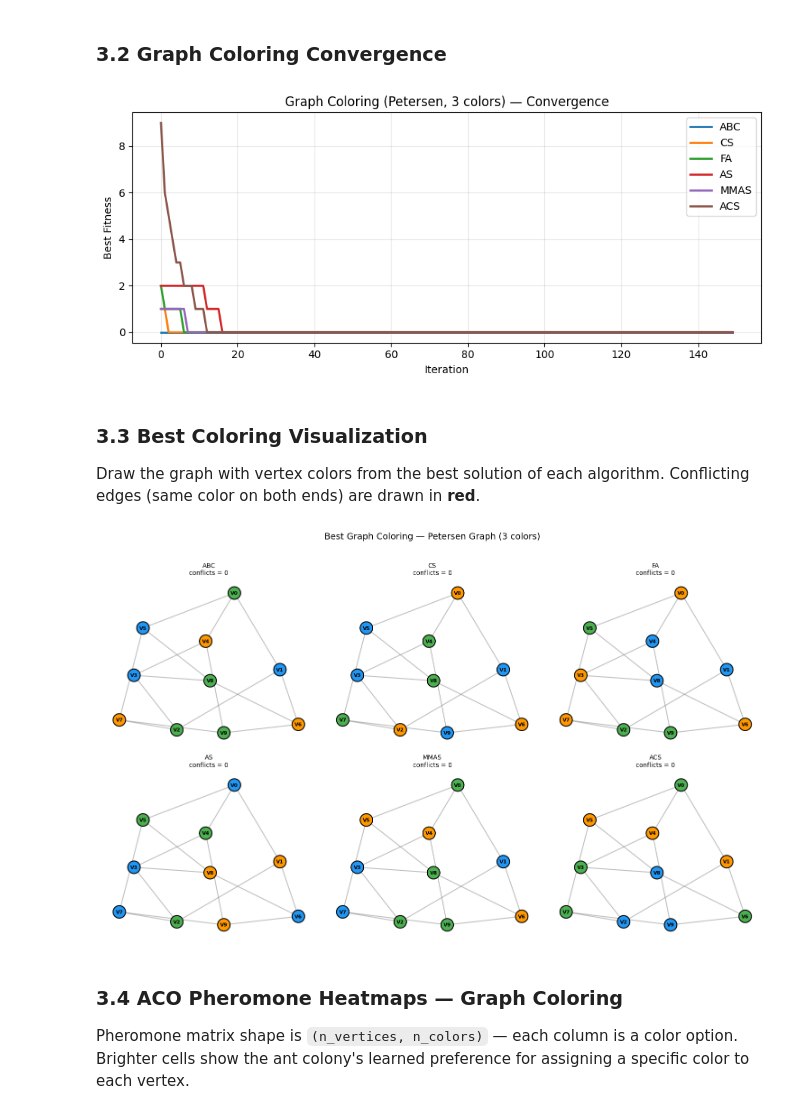
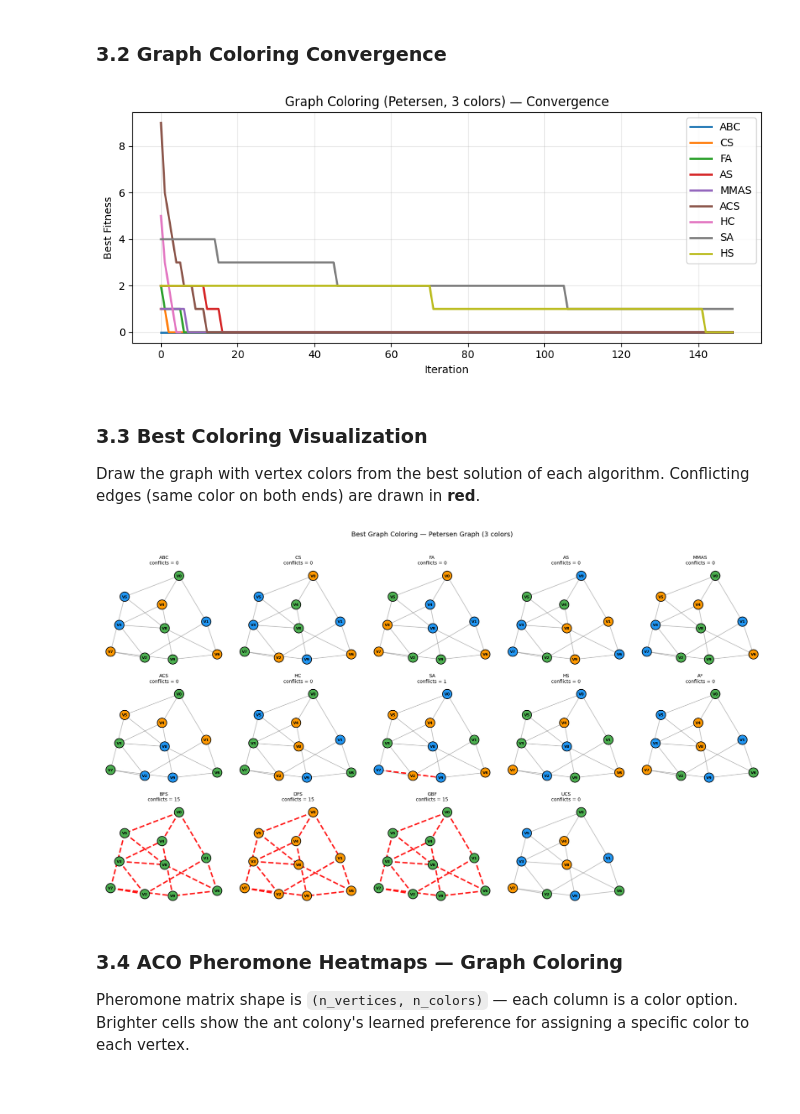
Before and after one commit to NgTHung/CSC14003-AIP1, a Jupyter notebook: docs/visualize_discrete.ipynb, the cells around one changed output. Drawn from its saved outputs; the diff is of its cells as text; code cells hidden in the pictures.

```diff
--- a/docs/visualize_discrete.ipynb
+++ b/docs/visualize_discrete.ipynb
@@ -330,16 +495,38 @@ plot_convergence(ks_results, knapsack,
 A heatmap showing which items each algorithm selects in its best solution.
 Rows are algorithms, columns are items. A filled cell means the item is packed.
 # %%
+from types import SimpleNamespace
+
+# Wrap classical solutions into algo-like objects for uniform handling
+_classical_ks = [
+    ('A*',  astar_ks_sol,  astar_ks_fit),
+    ('BFS', bfs_ks_sol,    bfs_ks_fit),
+    ('DFS', dfs_ks_sol,    dfs_ks_fit),
+    ('GBF', gbf_ks_sol,    gbf_ks_fit),
+    ('UCS', ucs_ks_sol,    ucs_ks_fit),
+]
+classical_ks_objs = []
+for name, sol, fit in _classical_ks:
+    obj = SimpleNamespace(best_solution=sol, best_fitness=fit)
+    classical_ks_objs.append((name, obj))
+
 ks_algos = [
     ('ABC',  abc_ks, 'gold'),       ('CS',   cs_ks,   'dodgerblue'),
     ('FA',   fa_ks,  'orange'),     ('AS',   as_ks,   'orchid'),
     ('MMAS', mmas_ks,'tomato'),     ('ACS',  acs_ks,  'teal'),
+    ('HC',   hc_ks,  'limegreen'),  ('SA',   sa_ks,   'crimson'),
+    ('HS',   hs_ks,  'mediumpurple'),
+    ('A*',   classical_ks_objs[0][1], 'navy'),
+    ('BFS',  classical_ks_objs[1][1], 'darkcyan'),
+    ('DFS',  classical_ks_objs[2][1], 'sienna'),
+    ('GBF',  classical_ks_objs[3][1], 'darkgoldenrod'),
+    ('UCS',  classical_ks_objs[4][1], 'slategray'),
 ]
 
 n_algos = len(ks_algos)
 n_items = knapsack.n_items
 
-fig, ax = plt.subplots(figsize=(14, 5))
+fig, ax = plt.subplots(figsize=(16, 7))
 
 bar_h = 0.7  # bar height per row
 for row, (name, algo, color) in enumerate(ks_algos):
@@ -556,11 +795,14 @@ gc_results = [
     ('AS',   as_gc.history),
     ('MMAS', mmas_gc.history),
     ('ACS',  acs_gc.history),
+    ('HC',   hc_gc.history),
+    ('SA',   sa_gc.history),
+    ('HS',   hs_gc.history),
 ]
 plot_convergence(gc_results, gc,
                  title='Graph Coloring (Petersen, 3 colors) — Convergence')
 # %% [output]
-[figure, old version]
+[figure, new version]
 # %% [markdown]
 ### 3.3 Best Coloring Visualization
 
@@ -583,39 +825,49 @@ def draw_graph_coloring(ax, solution, gc_problem, title=''):
                    for v in range(gc_problem.n_vertices)]
 
     # Classify edges as conflict or OK
     conflict_edges = [(u, v) for u, v in gc_problem.edges if sol[u] == sol[v]]
     ok_edges = [(u, v) for u, v in gc_problem.edges if sol[u] != sol[v]]
 
     nx.draw_networkx_edges(G, pos, edgelist=ok_edges, ax=ax,
                           edge_color='gray', width=1.5, alpha=0.5)
     nx.draw_networkx_edges(G, pos, edgelist=conflict_edges, ax=ax,
                           edge_color='red', width=3, alpha=0.9, style='dashed')
     nx.draw_networkx_nodes(G, pos, ax=ax, node_color=node_colors,
                           node_size=400, edgecolors='black', linewidths=1.5)
     labels = {i: gc_problem.vertex_names[i] for i in range(gc_problem.n_vertices)}
     nx.draw_networkx_labels(G, pos, labels, ax=ax, font_size=8,
                            font_weight='bold')
 
     n_conflicts = int(gc_problem.eval(solution))
     ax.set_title(f'{title}\nconflicts = {n_conflicts}', fontsize=10)
     ax.axis('off')
 
 
 gc_algos = [
-    ('ABC',  abc_gc),  ('CS',  cs_gc),  ('FA',  fa_gc),
-    ('AS',   as_gc),   ('MMAS', mmas_gc), ('ACS', acs_gc),
+    ('ABC',  abc_gc.best_solution),  ('CS',  cs_gc.best_solution),
+    ('FA',   fa_gc.best_solution),   ('AS',  as_gc.best_solution),
+    ('MMAS', mmas_gc.best_solution), ('ACS', acs_gc.best_solution),
+    ('HC',   hc_gc.best_solution),   ('SA',  sa_gc.best_solution),
+    ('HS',   hs_gc.best_solution),
+    ('A*',   astar_gc_sol),          ('BFS', bfs_gc_sol),
+    ('DFS',  dfs_gc_sol),            ('GBF', gbf_gc_sol),
+    ('UCS',  ucs_gc_sol),
 ]
 
-fig, axes = plt.subplots(2, 3, figsize=(15, 9))
+n_cols = 5
+n_rows = 3
+fig, axes = plt.subplots(n_rows, n_cols, figsize=(20, 11))
 axes = axes.flatten()
-for idx, (name, algo) in enumerate(gc_algos):
-    draw_graph_coloring(axes[idx], algo.best_solution, gc, title=name)
+for idx, (name, sol) in enumerate(gc_algos):
+    draw_graph_coloring(axes[idx], sol, gc, title=name)
+# Hide unused subplot
+axes[-1].axis('off')
 
 fig.suptitle('Best Graph Coloring — Petersen Graph (3 colors)', fontsize=14, y=1.02)
 plt.tight_layout()
 plt.show()
 # %% [output]
-[figure, old version]
+[figure, new version]
 # %% [markdown]
 ### 3.4 ACO Pheromone Heatmaps — Graph Coloring
 
```
Also changed, not shown: parts of 13 cells of this notebook.
